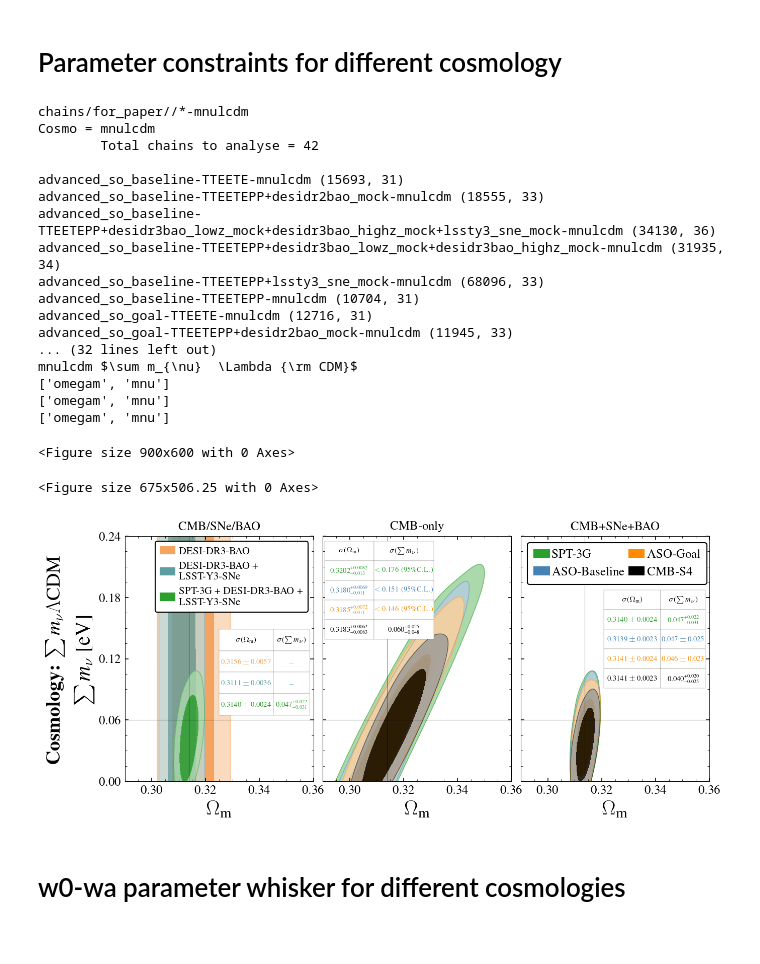
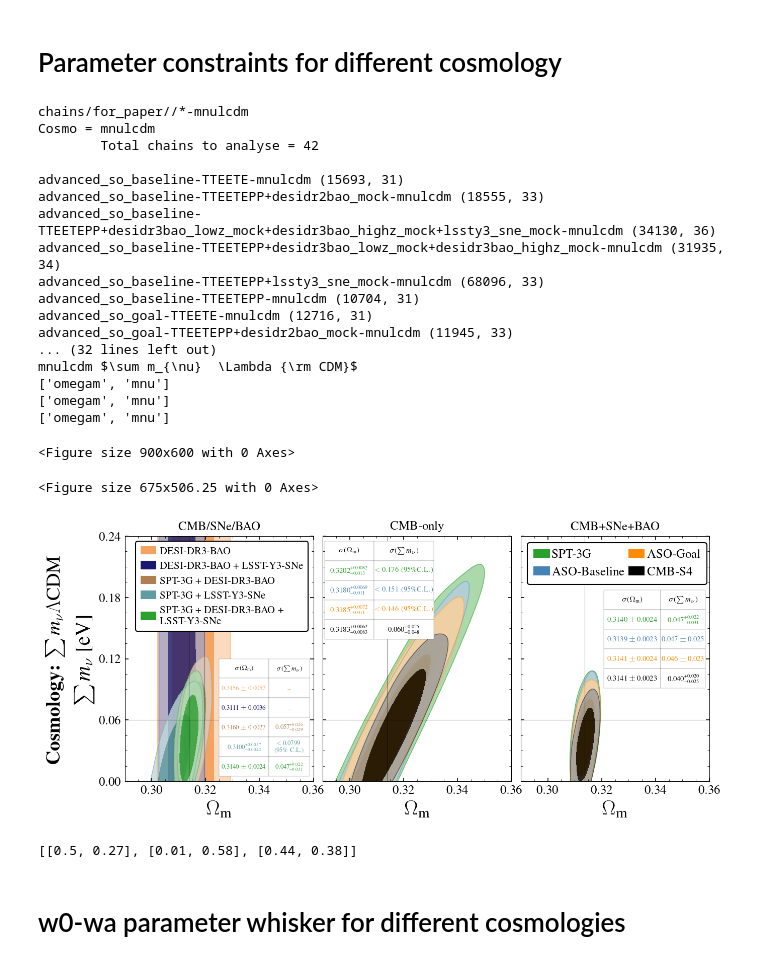
Before and after one commit to sriniraghunathan/CMB_BAO_SNe_likelihoods, a Jupyter notebook: analyse_chains_for_paper.ipynb, the cells around one changed output. Saved outputs shown, nothing was run; the diff lists cells and outputs as text; code cells hidden in the pictures.

```diff
--- a/analyse_chains_for_paper.ipynb
+++ b/analyse_chains_for_paper.ipynb
@@ -844,6 +841,7 @@ chain_search_str = '%s/*-%s' %(chain_fd, cosmo_name)
 #print(chain_search_str)
 chain_fdlist = sorted( glob.glob( chain_search_str ) )
 
+"""
 otherchainfd = '/Users/sraghunathan/Research/cobaya/desi/chains/desy5sne_%s' %(cosmo_name),
 chain_fdlist.extend( otherchainfd )
 
@@ -855,6 +853,7 @@ chain_fdlist.extend( otherchainfd )
 
 otherchainfd = '/Users/sraghunathan/Research/cobaya/desi/chains/desibaoplusdesy5sneplusplanckcmb_%s' %(cosmo_name),
 chain_fdlist.extend( otherchainfd )
+"""
 
 params_to_plot = cosmo_iter_dic[cosmo_name_and_tag]
 
@@ -937,7 +936,7 @@ for pliter in range(2):
 
 
         color_arr = ['sandybrown', 'palevioletred', 'cadetblue', 'saddlebrown', 'midnightblue', 'tab:green']
-        color_arr = ['sandybrown', '#B22222', 'cadetblue', '#80461B', 'midnightblue', 'tab:green']
+        color_arr = ['sandybrown', '#B22222', 'midnightblue', '#80461B', 'cadetblue', 'tab:green']
 
     elif pliter == 1:
         curr_param_limits_dic['w'] = [-1.18, -0.78]#[-1.2, -0.75]
@@ -960,11 +959,13 @@ for pliter in range(2):
         chains_to_plot = chains_to_plot_ref
         ###print(chains_to_plot); ##sys.exit()
 
+    """
     chains_to_plot = ['desy5sne_%s' %(cosmo_name),
                       'desibao_%s' %(cosmo_name),
                       'desibaoplusdesy5sne_%s' %(cosmo_name),
                       'desibaoplusdesy5sneplusplanckcmb_%s' %(cosmo_name),
                      ]
+    """
 
 
     params_to_plot = ['w', 'wa']
@@ -1037,7 +1038,7 @@ array_of_table_col_width = [[0.5, 0.5], [0.5, 0.5]]
 array_to_table_fontsize = [8.5, 10]
 array_of_sampleinds_for_zoom = [ [2,3,4,5], False]
 array_of_leglocs = [(0.48, 0.55), 1]
-if (1): #for des-y5+desi-dr2+planck
+if (0): #for des-y5+desi-dr2+planck
    array_of_leglocs = [(0.15, 0.75), 1]
 array_of_legfsval = [13.5, 10]
 clf()
@@ -1078,6 +1079,6 @@ g = misc_getdist.make_getdist_plot('multiple_2d_col',
 plname = '%s/%s.pdf' %(pl_folder, cosmo_name_and_tag)
 #plname = '%s/png/%s.png' %(pl_folder, cosmo_name_and_tag)
 #plname = '%s/png/tmp/4.png' %(pl_folder)
-##savefig(plname, dpi = 200.)
+savefig(plname, dpi = 200.)
 show()
 # %% [output]
@@ -1607,6 +1593,10 @@ for cosmo_name_and_tag in cosmo_iter_dic:
                       ###'spt3g-TTEETEPP+lssty3_sne_mock-%s' %(cosmo_name),
                      ##'so_baseline-TTEETEPP-w0walcdm',
                      'desidr2bao_mock+lssty3_sne_mock-%s' %(cosmo_name),
+                        #adding after ref response
+                          'spt3g-TTEETEPP+desidr2bao_mock-%s' %(cosmo_name),
+                          'spt3g-TTEETEPP+lssty3_sne_mock-%s' %(cosmo_name),
+                        #adding after ref response
                      #'so_baseline-TTEETE-%s' %(cosmo_name),
                      #'so_baseline-TTEETEPP+desidr2bao_mock+lssty3_sne_mock-%s' %(cosmo_name),
 
@@ -1615,7 +1605,6 @@ for cosmo_name_and_tag in cosmo_iter_dic:
 #                       'so_baseline-TTEETEPP+desidr2bao_mock+lssty3_sne_mock-%s' %(cosmo_name),
 #                       'so_goal-TTEETEPP+desidr2bao_mock+lssty3_sne_mock-%s' %(cosmo_name),
 #                       's4_wide-TTEETEPP+desidr2bao_mock+lssty3_sne_mock-%s' %(cosmo_name),
-
     ]
 
     '''
@@ -1654,7 +1643,8 @@ for cosmo_name_and_tag in cosmo_iter_dic:
         if len(tmpsplit) == 1:
             chain_label = tmpsplit[0]
         elif len(tmpsplit) == 2:
-            chain_label = tmpsplit[0] + '+' + '\n' + tmpsplit[1]
+            #chain_label = tmpsplit[0] + '+' + '\n' + tmpsplit[1]
+            chain_label = tmpsplit[0] + '+' + tmpsplit[1]
             #chain_label = tmpsplit[0] + tmpsplit[1]
         elif len(tmpsplit) == 3:
             #labval = tmpsplit[0] + '+' + '\n' + tmpsplit[1] + '+' + '\n' + tmpsplit[2]
@@ -1770,7 +1760,8 @@ for cosmo_name_and_tag in cosmo_iter_dic:
         elif len(samples_to_plot1) == 4:
             color_arr1 = ['sandybrown', 'midnightblue', 'tab:green', 'black']
         elif len(samples_to_plot1) == 5:
-            color_arr1 = ['sandybrown', 'tab:pink', 'midnightblue', 'darkred', 'tab:green']
+            #color_arr1 = ['sandybrown', 'tab:pink', 'midnightblue', 'darkred', 'tab:green']
+            color_arr1 = ['sandybrown', 'midnightblue', '#AC8053', 'cadetblue', 'tab:green']
         elif len(samples_to_plot1) == 6:
             color_arr1 = ['sandybrown', 'sandybrown', 'tab:pink', 'tab:pink', 'midnightblue', 'tab:green']
     else:
@@ -1806,11 +1797,21 @@ for cosmo_name_and_tag in cosmo_iter_dic:
             array_of_table_locs = [ [0.5, 0.27], [0.01, 0.58], [0.44, 0.38] ]
             array_of_table_width = [[0.48, 0.35], [0.58, 0.4], [0.54, 0.4]]
             array_of_table_col_width = [[0.6, 0.4], [0.45, 0.55], [0.56, 0.44]]
+
+            #ref response
+            array_of_table_locs = [ [0.5, 0.02], [0.01, 0.58], [0.44, 0.38] ]
+            array_of_table_width = [[0.48, 0.48], [0.58, 0.4], [0.54, 0.4]]
+            array_of_table_col_width = [[0.55, 0.45], [0.45, 0.55], [0.56, 0.44]]
+
         elif cosmo_name_and_tag == 'mnulcdm-h0_mnu':
             array_of_table_locs = [ [0.52, 0.27], [0.5, 0.58], [0.52, 0.27] ]
             array_of_table_width = [[0.45, 0.38], [0.47, 0.38], [0.47, 0.38]]
             array_of_table_col_width = [[0.6, 0.4], [0.55, 0.45], [0.55, 0.45]]
+
+
         array_to_table_fontsize = [7.1, 7.1, 7.1]
+        #ref response
+        array_to_table_fontsize = [6.2, 7.1, 7.1]
 
         figsize = 4.5
         wspace = 0.05
@@ -2029,7 +2030,8 @@ if cosmo_name == 'w0walcdm':
         if len(tmpsplit) == 1:
             chain_label = tmpsplit[0]
         elif len(tmpsplit) == 2:
-            chain_label = tmpsplit[0] + '+' + '\n' + tmpsplit[1]
+            #chain_label = tmpsplit[0] + '+' + '\n' + tmpsplit[1]
+            chain_label = tmpsplit[0] + '+' + tmpsplit[1]
             #chain_label = tmpsplit[0] + tmpsplit[1]
         elif len(tmpsplit) == 3:
             #labval = tmpsplit[0] + '+' + '\n' + tmpsplit[1] + '+' + '\n' + tmpsplit[2]
@@ -2098,34 +2100,38 @@ if cosmo_name == 'w0walcdm':
         table[cellkey].set_linewidth(0.1)
         if cellkey[0] == 0: continue #header
         colorval = colors_table[cellkey[0]-1, 0]
         #print(cellkey, colorval, table[cellkey].get_text())
         table[cellkey].get_text().set_color(colorval)
 
     plname = '%s/%s_desi_lsst_cmb_combinations_for_spt.pdf' %(pl_folder, cosmo_name_and_tag)
 
     savefig(plname, dpi = 200.)
     show()
 # %% [output]
 chains/for_paper//*-mnulcdm
 Cosmo = mnulcdm
         Total chains to analyse = 42
 
 advanced_so_baseline-TTEETE-mnulcdm (15693, 31)
 advanced_so_baseline-TTEETEPP+desidr2bao_mock-mnulcdm (18555, 33)
 advanced_so_baseline-TTEETEPP+desidr3bao_lowz_mock+desidr3bao_highz_mock+lssty3_sne_mock-mnulcdm (34130, 36)
 advanced_so_baseline-TTEETEPP+desidr3bao_lowz_mock+desidr3bao_highz_mock-mnulcdm (31935, 34)
 advanced_so_baseline-TTEETEPP+lssty3_sne_mock-mnulcdm (68096, 33)
 advanced_so_baseline-TTEETEPP-mnulcdm (10704, 31)
 advanced_so_goal-TTEETE-mnulcdm (12716, 31)
 advanced_so_goal-TTEETEPP+desidr2bao_mock-mnulcdm (11945, 33)
 ... (32 lines left out)
 mnulcdm $\sum m_{\nu}  \Lambda {\rm CDM}$
 ['omegam', 'mnu']
 ['omegam', 'mnu']
 ['omegam', 'mnu']
 <Figure size 900x600 with 0 Axes>
 <Figure size 675x506.25 with 0 Axes>
-[figure, old version]
+[figure, new version]
+# %%
+array_of_table_locs
+# %% [output]
+[[0.5, 0.27], [0.01, 0.58], [0.44, 0.38]]
 # %% [markdown]
 # w0-wa parameter whisker for different cosmologies
 # %%
```
Also changed, not shown: parts of 4 cells of this notebook, 5 other files.
